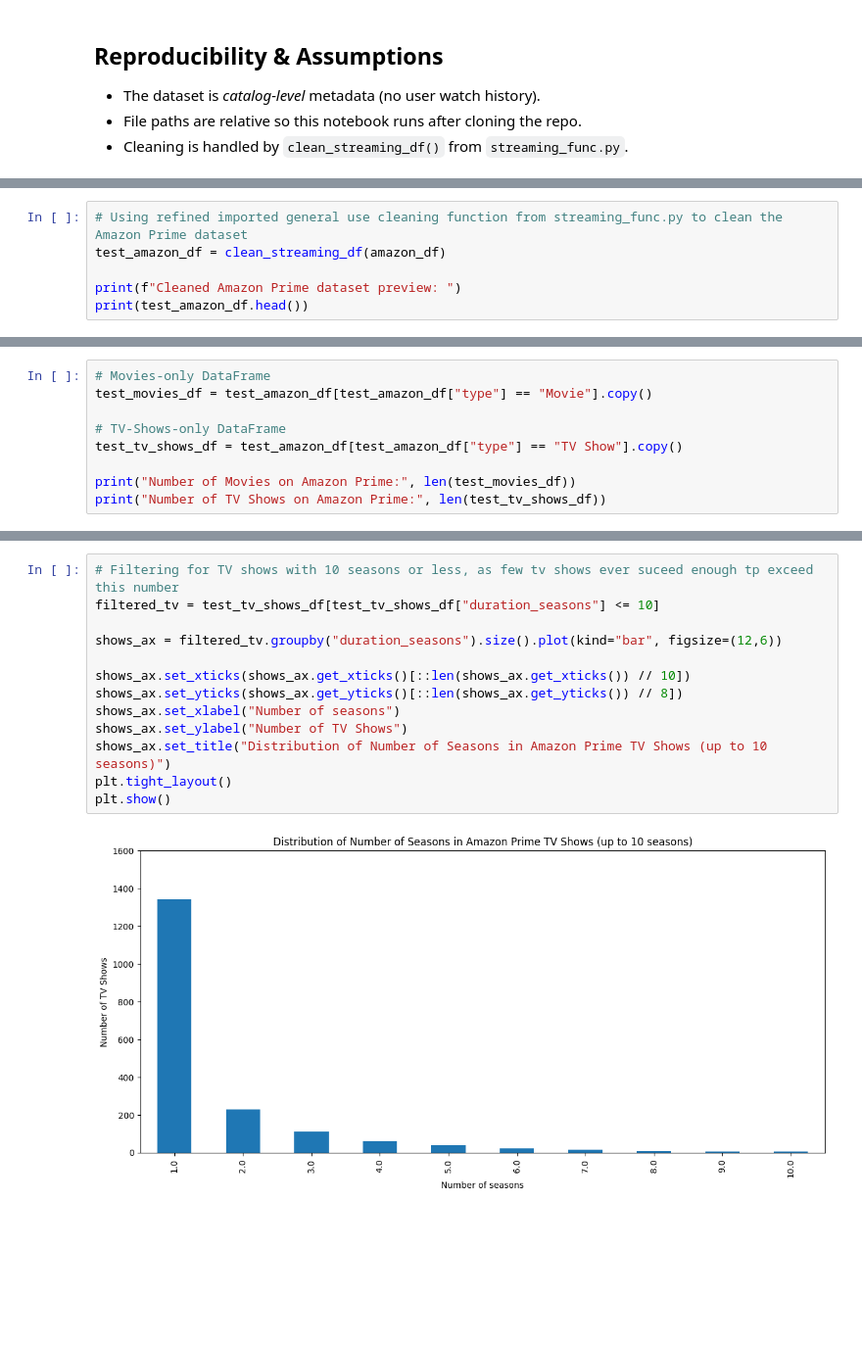
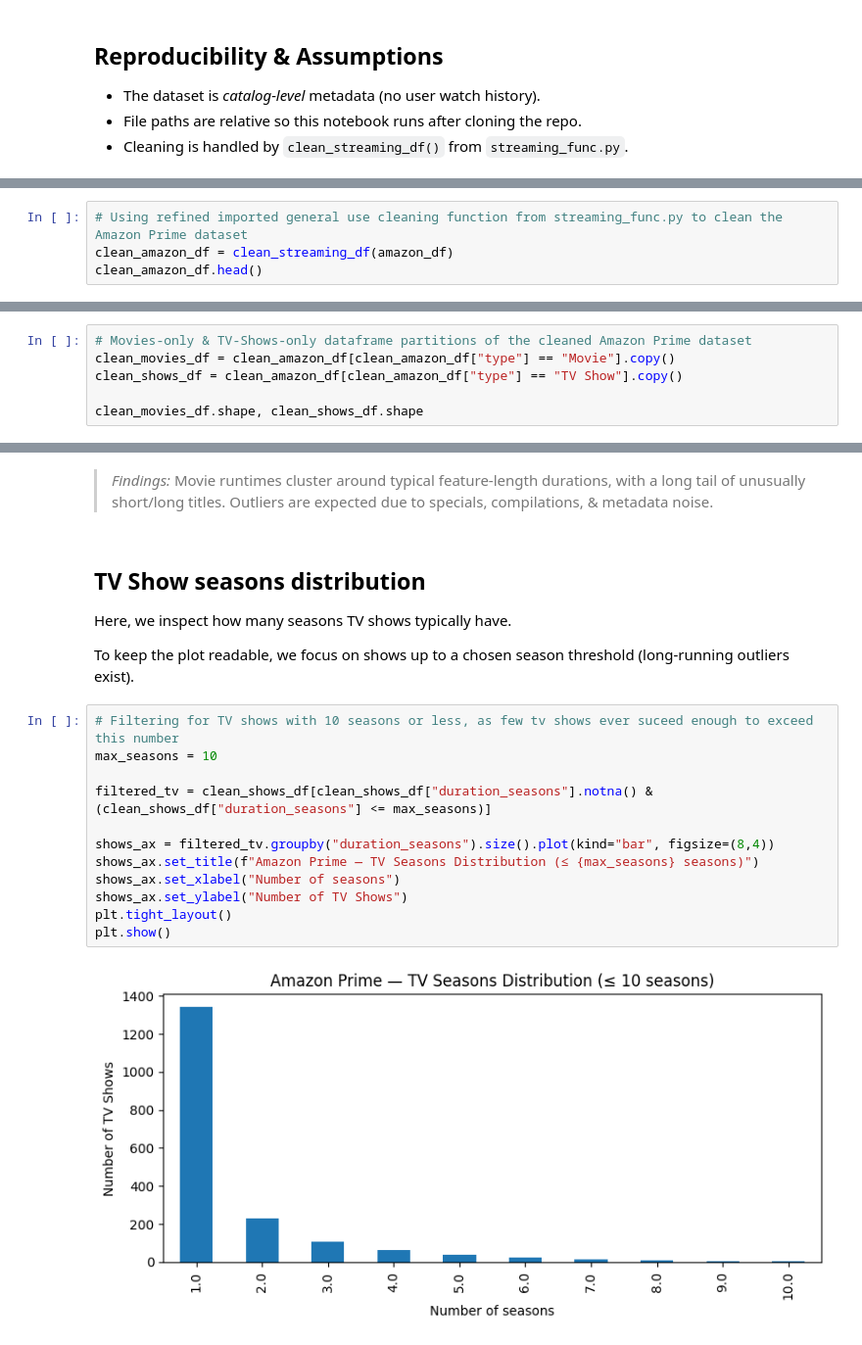
Before and after one commit to JediJoni/streaming_analysis, a Jupyter notebook: amazon_prime_analysis.ipynb, the cells around one changed output, grey strips where cells are left out. Shown: that part at 98% size. Cells and saved outputs as stored; diff of their text form; blank space fills up the shorter version.

Commit message:
Streamlining streaming notebooks & adding upon streaming_func file

```diff
--- a/amazon_prime_analysis.ipynb
+++ b/amazon_prime_analysis.ipynb
@@ -65,6 +57,4 @@ This logic has been moved into `streaming_func.py` to keep notebooks lightweight
 # %%
 # Using refined imported general use cleaning function from streaming_func.py to clean the Amazon Prime dataset
-test_amazon_df = clean_streaming_df(amazon_df)
-
-print(f"Cleaned Amazon Prime dataset preview: ")
-print(test_amazon_df.head())
+clean_amazon_df = clean_streaming_df(amazon_df)
+clean_amazon_df.head()
@@ -117,10 +80,7 @@ Total number unique countries for Amazon Prime media production: 45
 # %%
-# Movies-only DataFrame
-test_movies_df = test_amazon_df[test_amazon_df["type"] == "Movie"].copy()
+# Movies-only & TV-Shows-only dataframe partitions of the cleaned Amazon Prime dataset
+clean_movies_df = clean_amazon_df[clean_amazon_df["type"] == "Movie"].copy()
+clean_shows_df = clean_amazon_df[clean_amazon_df["type"] == "TV Show"].copy()
 
-# TV-Shows-only DataFrame
-test_tv_shows_df = test_amazon_df[test_amazon_df["type"] == "TV Show"].copy()
-
-print("Number of Movies on Amazon Prime:", len(test_movies_df))
-print("Number of TV Shows on Amazon Prime:", len(test_tv_shows_df))
+clean_movies_df.shape, clean_shows_df.shape
 # %% [output]
@@ -143,15 +119,22 @@ plt.show()
+# %% [markdown]
+> *Findings:* Movie runtimes cluster around typical feature-length durations, with a long tail of unusually short/long titles. Outliers are expected due to specials, compilations, & metadata noise.
+# %% [markdown]
+## TV Show seasons distribution
+
+Here, we inspect how many seasons TV shows typically have.
+
+To keep the plot readable, we focus on shows up to a chosen season threshold (long-running outliers exist).
 # %%
-# Filtering for TV shows with 10 seasons or less, as few tv shows ever suceed enough tp exceed this number
-filtered_tv = test_tv_shows_df[test_tv_shows_df["duration_seasons"] <= 10]
+# Filtering for TV shows with 10 seasons or less, as few tv shows ever suceed enough to exceed this number
+max_seasons = 10
 
-shows_ax = filtered_tv.groupby("duration_seasons").size().plot(kind="bar", figsize=(12,6))
+filtered_tv = clean_shows_df[clean_shows_df["duration_seasons"].notna() & (clean_shows_df["duration_seasons"] <= max_seasons)]
 
-shows_ax.set_xticks(shows_ax.get_xticks()[::len(shows_ax.get_xticks()) // 10])
-shows_ax.set_yticks(shows_ax.get_yticks()[::len(shows_ax.get_yticks()) // 8])
+shows_ax = filtered_tv.groupby("duration_seasons").size().plot(kind="bar", figsize=(8,4))
+shows_ax.set_title(f"Amazon Prime — TV Seasons Distribution (≤ {max_seasons} seasons)")
 shows_ax.set_xlabel("Number of seasons")
 shows_ax.set_ylabel("Number of TV Shows")
-shows_ax.set_title("Distribution of Number of Seasons in Amazon Prime TV Shows (up to 10 seasons)")
 plt.tight_layout()
 plt.show()
 # %% [output]
-[figure, old version]
+[figure, new version]
```
Also changed, not shown: parts of 39 cells of this notebook, 1 other file.
